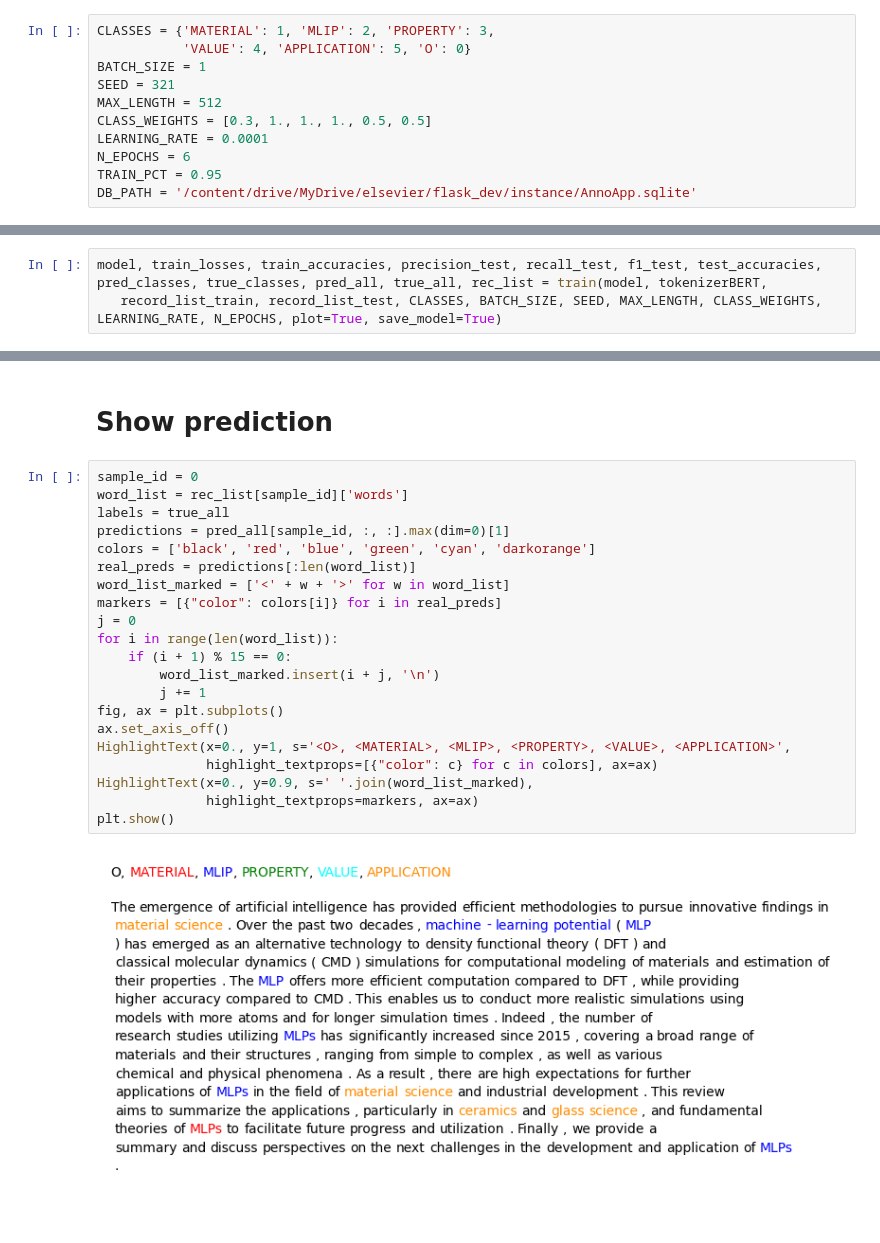
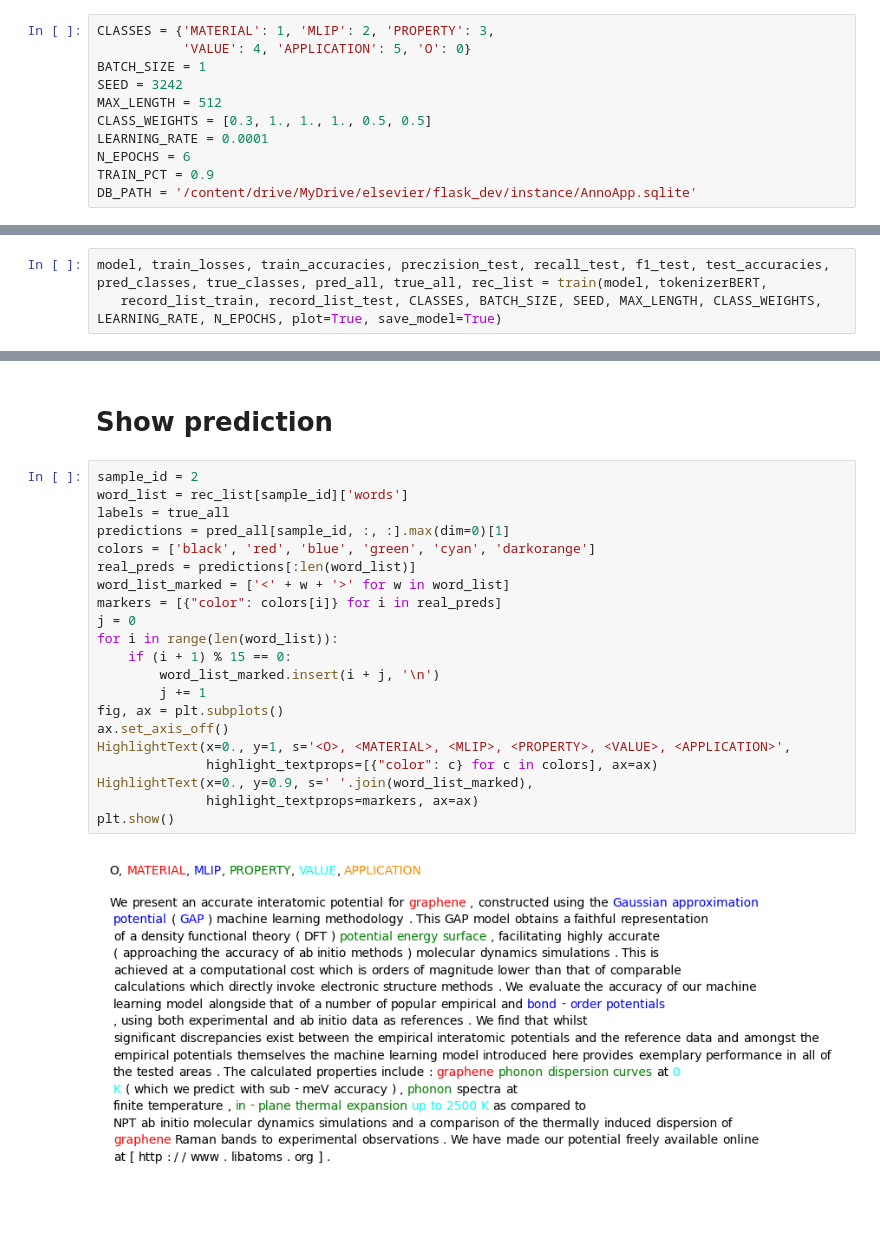
Before and after one commit to BOWENmeZHENG/Bert-NER-V2, a Jupyter notebook: train_ner_MLIP.ipynb, the cells around one changed output, grey strips where cells are left out. Saved outputs shown, nothing was run; the diff lists cells and outputs as text.

```diff
--- a/train_ner_MLIP.ipynb
+++ b/train_ner_MLIP.ipynb
@@ -24,12 +24,12 @@ Successfully installed highlight-text-0.2
 CLASSES = {'MATERIAL': 1, 'MLIP': 2, 'PROPERTY': 3,
            'VALUE': 4, 'APPLICATION': 5, 'O': 0}
 BATCH_SIZE = 1
-SEED = 321
+SEED = 3242
 MAX_LENGTH = 512
 CLASS_WEIGHTS = [0.3, 1., 1., 1., 0.5, 0.5]
 LEARNING_RATE = 0.0001
 N_EPOCHS = 6
-TRAIN_PCT = 0.95
+TRAIN_PCT = 0.9
 DB_PATH = '/content/drive/MyDrive/elsevier/flask_dev/instance/AnnoApp.sqlite'
 # %%
 ut.seed_everything(SEED)
@@ -50,5 +50,5 @@ Number of test data: 3
 # %%
-model, train_losses, train_accuracies, precision_test, recall_test, f1_test, test_accuracies, pred_classes, true_classes, pred_all, true_all, rec_list = train(model, tokenizerBERT,
+model, train_losses, train_accuracies, preczision_test, recall_test, f1_test, test_accuracies, pred_classes, true_classes, pred_all, true_all, rec_list = train(model, tokenizerBERT,
    record_list_train, record_list_test, CLASSES, BATCH_SIZE, SEED, MAX_LENGTH, CLASS_WEIGHTS, LEARNING_RATE, N_EPOCHS, plot=True, save_model=True)
 # %% [output]
 Epoch 1
@@ -72,25 +72,25 @@ Mean test f1: 0.5682
 # %% [markdown]
 # Show prediction
 # %%
-sample_id = 0
+sample_id = 2
 word_list = rec_list[sample_id]['words']
 labels = true_all
 predictions = pred_all[sample_id, :, :].max(dim=0)[1]
 colors = ['black', 'red', 'blue', 'green', 'cyan', 'darkorange']
 real_preds = predictions[:len(word_list)]
 word_list_marked = ['<' + w + '>' for w in word_list]
 markers = [{"color": colors[i]} for i in real_preds]
 j = 0
 for i in range(len(word_list)):
     if (i + 1) % 15 == 0:
         word_list_marked.insert(i + j, '\n')
         j += 1
 fig, ax = plt.subplots()
 ax.set_axis_off()
 HighlightText(x=0., y=1, s='<O>, <MATERIAL>, <MLIP>, <PROPERTY>, <VALUE>, <APPLICATION>',
               highlight_textprops=[{"color": c} for c in colors], ax=ax)
 HighlightText(x=0., y=0.9, s=' '.join(word_list_marked),
               highlight_textprops=markers, ax=ax)
 plt.show()
 # %% [output]
-[figure, old version]
+[figure, new version]
```
Also changed, not shown: parts of 2 cells of this notebook, 1 other file.
